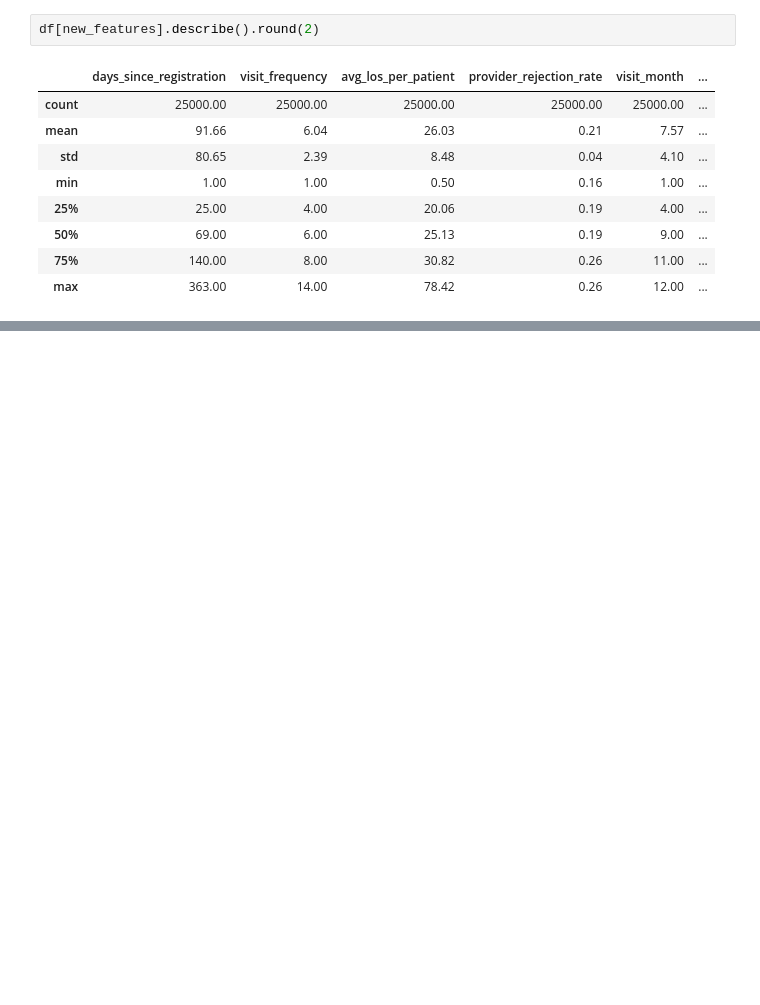
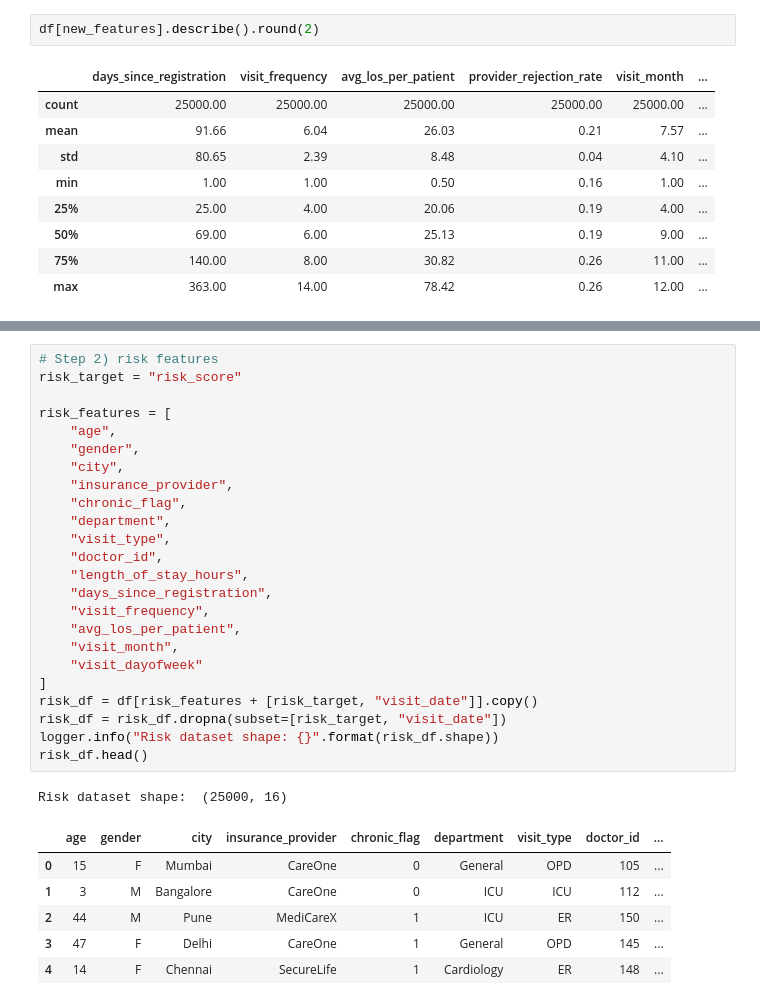
Before and after one commit to bjmashele/health-analytics, a Jupyter notebook: eda_to_mlflow.ipynb, the cells around one changed output, grey strips where cells are left out. Drawn from its saved outputs; the diff is of its cells as text; blank space fills up the shorter version.

```diff
--- a/eda_to_mlflow.ipynb
+++ b/eda_to_mlflow.ipynb
@@ -1199,0 +1261,32 @@ logger.info("\nReady for Phase 3 — Modeling")
+# %%
+# Step 2) risk features
+risk_target = "risk_score"
+
+risk_features = [
+    "age",
+    "gender",
+    "city",
+    "insurance_provider",
+    "chronic_flag",
+    "department",
+    "visit_type",
+    "doctor_id",
+    "length_of_stay_hours",
+    "days_since_registration",
+    "visit_frequency",
+    "avg_los_per_patient",
+    "visit_month",
+    "visit_dayofweek"
+]
+risk_df = df[risk_features + [risk_target, "visit_date"]].copy()
+risk_df = risk_df.dropna(subset=[risk_target, "visit_date"])
+logger.info("Risk dataset shape: {}".format(risk_df.shape))
+risk_df.head()
+# %% [output]
+Risk dataset shape:  (25000, 16)
+|  | age | gender | city | insurance_provider | chronic_flag | department | visit_type | doctor_id | ... |
+| 0 | 15 | F | Mumbai | CareOne | 0 | General | OPD | 105 | ... |
+| 1 | 3 | M | Bangalore | CareOne | 0 | ICU | ICU | 112 | ... |
+| 2 | 44 | M | Pune | MediCareX | 1 | ICU | ER | 150 | ... |
+| 3 | 47 | F | Delhi | CareOne | 1 | General | OPD | 145 | ... |
+| 4 | 14 | F | Chennai | SecureLife | 1 | Cardiology | ER | 148 | ... |
```
Also changed, not shown: parts of 28 cells of this notebook, 1 other file.
